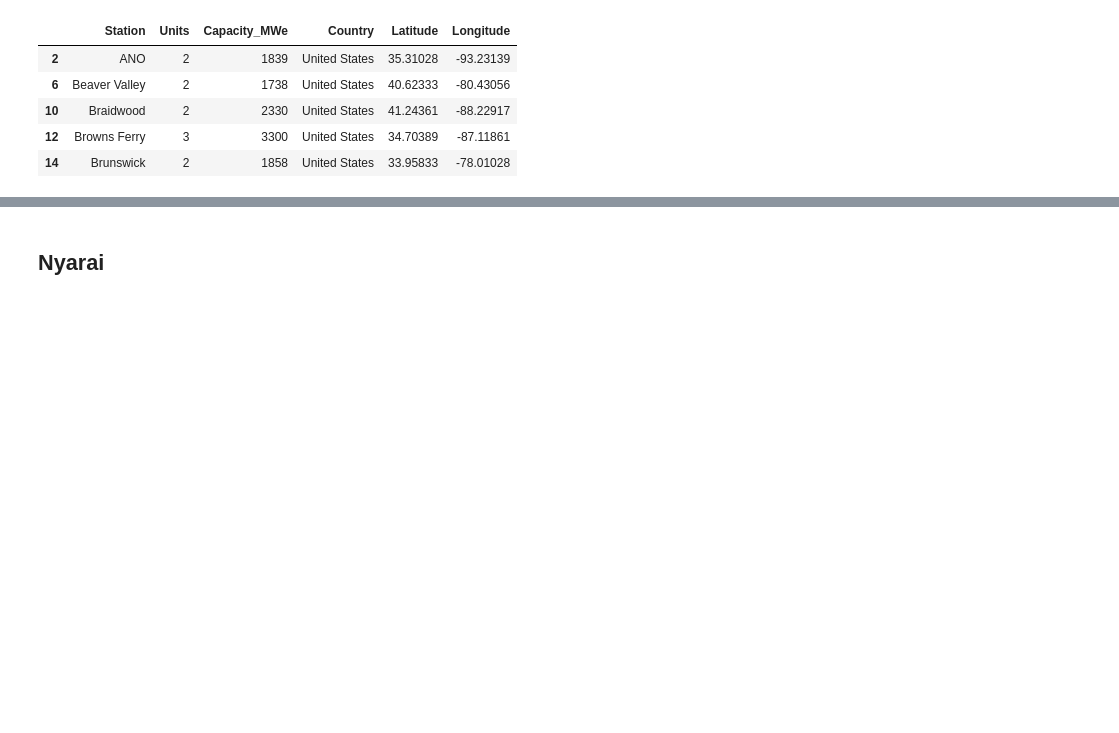
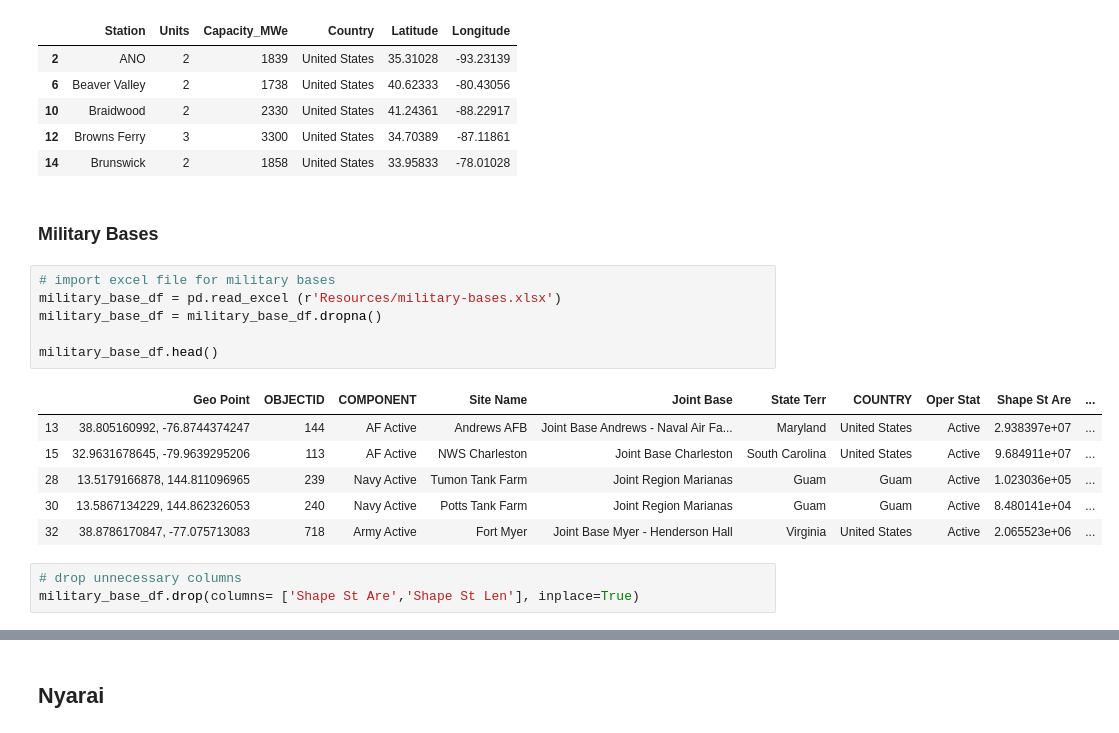
Before and after one commit to seankda/ETL-Aliens, a Jupyter notebook: Combined Notebooks.ipynb, the cells around one changed output, grey strips where cells are left out. Drawn from its saved outputs; the diff is of its cells as text; blank space fills up the shorter version.

Commit message:
added column to sightings for type and added my code for bringing in military base df

```diff
--- a/Combined Notebooks.ipynb
+++ b/Combined Notebooks.ipynb
@@ -422,3 +431,21 @@ us.head()
 | 10 | Braidwood | 2 | 2330 | United States | 41.24361 | -88.22917 |
 | 12 | Browns Ferry | 3 | 3300 | United States | 34.70389 | -87.11861 |
 | 14 | Brunswick | 2 | 1858 | United States | 33.95833 | -78.01028 |
+# %% [markdown]
+### Military Bases
+# %%
+# import excel file for military bases
+military_base_df = pd.read_excel (r'Resources/military-bases.xlsx')
+military_base_df = military_base_df.dropna()
+
+military_base_df.head()
+# %% [output]
+|  | Geo Point | OBJECTID | COMPONENT | Site Name | Joint Base | State Terr | COUNTRY | Oper Stat | Shape St Are | ... |
+| 13 | 38.805160992, -76.8744374247 | 144 | AF Active | Andrews AFB | Joint Base Andrews - Naval Air Fa... | Maryland | United States | Active | 2.938397e+07 | ... |
+| 15 | 32.9631678645, -79.9639295206 | 113 | AF Active | NWS Charleston | Joint Base Charleston | South Carolina | United States | Active | 9.684911e+07 | ... |
+| 28 | 13.5179166878, 144.811096965 | 239 | Navy Active | Tumon Tank Farm | Joint Region Marianas | Guam | Guam | Active | 1.023036e+05 | ... |
+| 30 | 13.5867134229, 144.862326053 | 240 | Navy Active | Potts Tank Farm | Joint Region Marianas | Guam | Guam | Active | 8.480141e+04 | ... |
+| 32 | 38.8786170847, -77.075713083 | 718 | Army Active | Fort Myer | Joint Base Myer - Henderson Hall | Virginia | United States | Active | 2.065523e+06 | ... |
+# %%
+# drop unnecessary columns
+military_base_df.drop(columns= ['Shape St Are','Shape St Len'], inplace=True)
```
Also changed, not shown: parts of 8 cells of this notebook, 1 other file.
